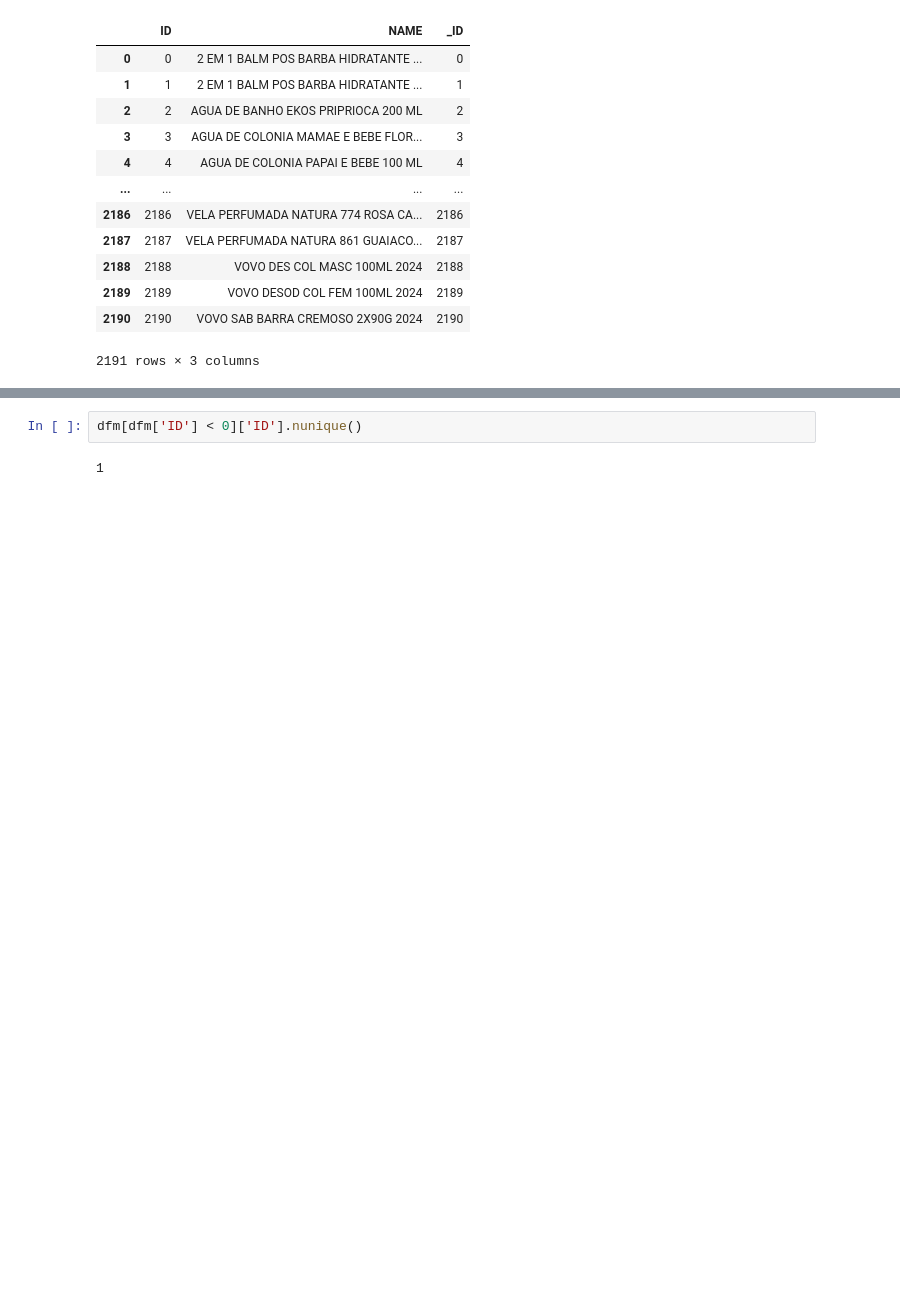
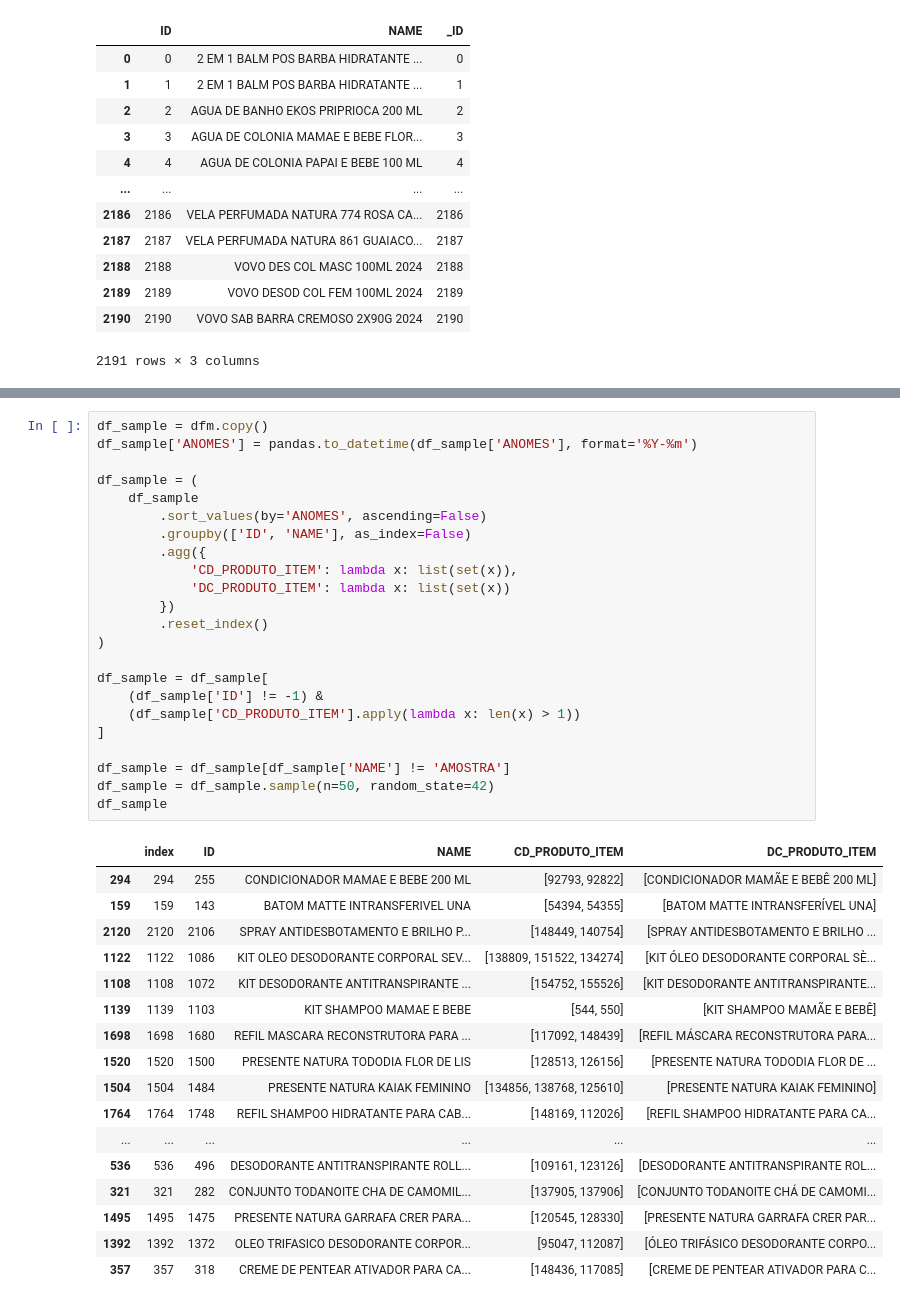
Before and after one commit to gago-i6/natura, a Jupyter notebook: notebook.ipynb, the cells around one changed output, grey strips where cells are left out. Saved outputs shown, nothing was run; the diff lists cells and outputs as text; blank space fills up the shorter version.

```diff
--- a/notebook.ipynb
+++ b/notebook.ipynb
@@ -196,4 +155,41 @@ dfm[dfm['ID'] < 0][:50]
-# %%
-dfm[dfm['ID'] < 0]['ID'].nunique()
-# %% [output]
-1
+# %%
+df_sample = dfm.copy()
+df_sample['ANOMES'] = pandas.to_datetime(df_sample['ANOMES'], format='%Y-%m')
+
+df_sample = (
+    df_sample
+        .sort_values(by='ANOMES', ascending=False)
+        .groupby(['ID', 'NAME'], as_index=False)
+        .agg({
+            'CD_PRODUTO_ITEM': lambda x: list(set(x)),
+            'DC_PRODUTO_ITEM': lambda x: list(set(x))
+        })
+        .reset_index()
+)
+
+df_sample = df_sample[
+    (df_sample['ID'] != -1) &
+    (df_sample['CD_PRODUTO_ITEM'].apply(lambda x: len(x) > 1))
+]
+
+df_sample = df_sample[df_sample['NAME'] != 'AMOSTRA']
+df_sample = df_sample.sample(n=50, random_state=42)
+df_sample
+# %% [output]
+|  | index | ID | NAME | CD_PRODUTO_ITEM | DC_PRODUTO_ITEM |
+| 294 | 294 | 255 | CONDICIONADOR MAMAE E BEBE 200 ML | [92793, 92822] | [CONDICIONADOR MAMÃE E BEBÊ 200 ML] |
+| 159 | 159 | 143 | BATOM MATTE INTRANSFERIVEL UNA | [54394, 54355] | [BATOM MATTE INTRANSFERÍVEL UNA] |
+| 2120 | 2120 | 2106 | SPRAY ANTIDESBOTAMENTO E BRILHO P... | [148449, 140754] | [SPRAY ANTIDESBOTAMENTO E BRILHO ... |
+| 1122 | 1122 | 1086 | KIT OLEO DESODORANTE CORPORAL SEV... | [138809, 151522, 134274] | [KIT ÓLEO DESODORANTE CORPORAL SÈ... |
+| 1108 | 1108 | 1072 | KIT DESODORANTE ANTITRANSPIRANTE ... | [154752, 155526] | [KIT DESODORANTE ANTITRANSPIRANTE... |
+| 1139 | 1139 | 1103 | KIT SHAMPOO MAMAE E BEBE | [544, 550] | [KIT SHAMPOO MAMÃE E BEBÊ] |
+| 1698 | 1698 | 1680 | REFIL MASCARA RECONSTRUTORA PARA ... | [117092, 148439] | [REFIL MÁSCARA RECONSTRUTORA PARA... |
+| 1520 | 1520 | 1500 | PRESENTE NATURA TODODIA FLOR DE LIS | [128513, 126156] | [PRESENTE NATURA TODODIA FLOR DE ... |
+| 1504 | 1504 | 1484 | PRESENTE NATURA KAIAK FEMININO | [134856, 138768, 125610] | [PRESENTE NATURA KAIAK FEMININO] |
+| 1764 | 1764 | 1748 | REFIL SHAMPOO HIDRATANTE PARA CAB... | [148169, 112026] | [REFIL SHAMPOO HIDRATANTE PARA CA... |
+| ... | ... | ... | ... | ... | ... |
+| 536 | 536 | 496 | DESODORANTE ANTITRANSPIRANTE ROLL... | [109161, 123126] | [DESODORANTE ANTITRANSPIRANTE ROL... |
+| 321 | 321 | 282 | CONJUNTO TODANOITE CHA DE CAMOMIL... | [137905, 137906] | [CONJUNTO TODANOITE CHÁ DE CAMOMI... |
+| 1495 | 1495 | 1475 | PRESENTE NATURA GARRAFA CRER PARA... | [120545, 128330] | [PRESENTE NATURA GARRAFA CRER PAR... |
+| 1392 | 1392 | 1372 | OLEO TRIFASICO DESODORANTE CORPOR... | [95047, 112087] | [ÓLEO TRIFÁSICO DESODORANTE CORPO... |
+| 357 | 357 | 318 | CREME DE PENTEAR ATIVADOR PARA CA... | [148436, 117085] | [CREME DE PENTEAR ATIVADOR PARA C... |
```
Also changed, not shown: parts of 7 cells of this notebook.
